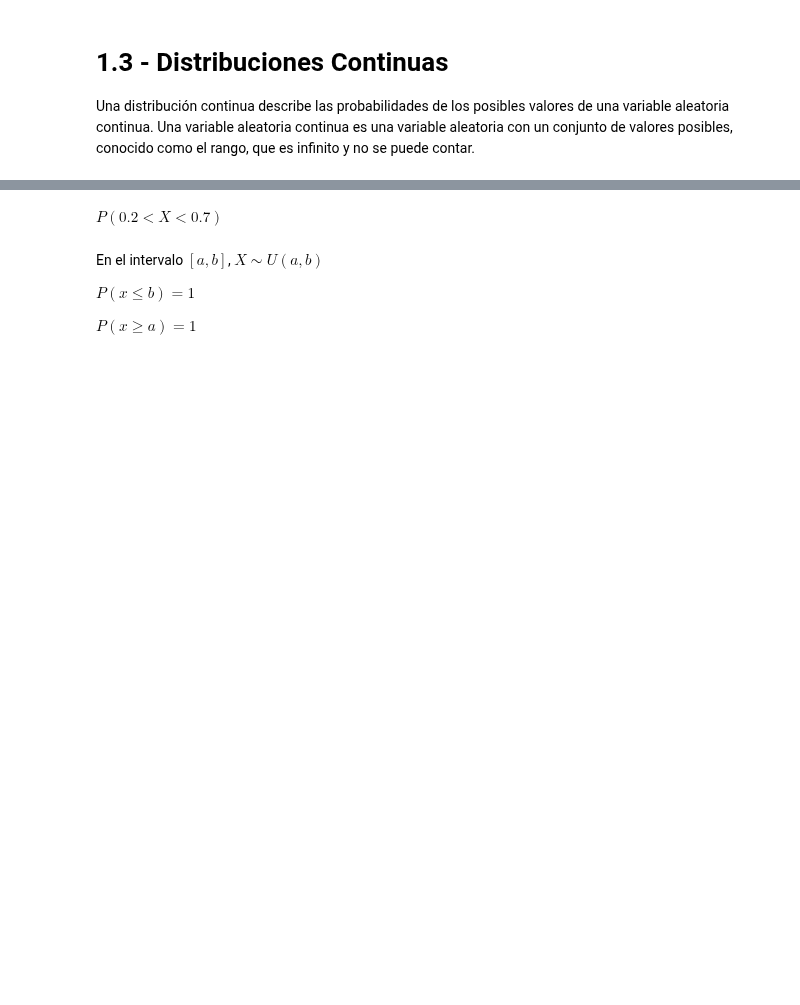
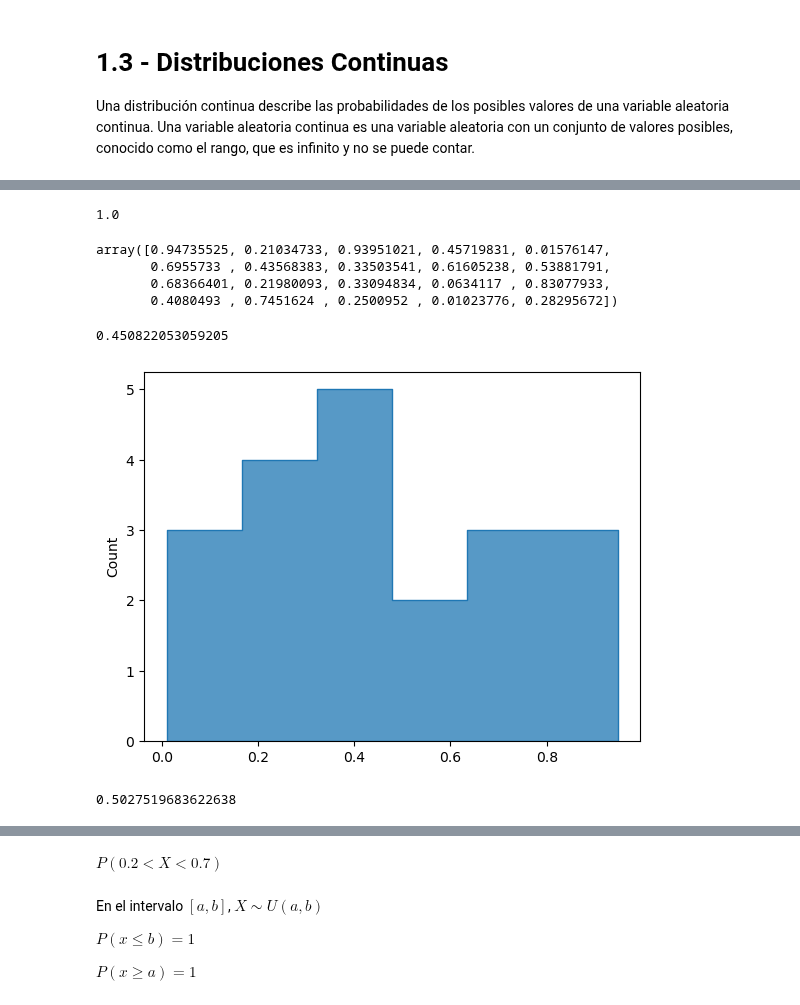
Before and after one commit to Ironhack-Data-Madrid-Enero-2023/apuntes_clase, a Jupyter notebook: semana_6/1.3 - Distribuciones Continuas.ipynb, the cells around one changed output, grey strips where cells are left out. Drawn from its saved outputs; the diff is of its cells as text; code cells hidden in the pictures; blank space fills up the shorter version.

```diff
--- a/semana_6/1.3 - Distribuciones Continuas.ipynb
+++ b/semana_6/1.3 - Distribuciones Continuas.ipynb
@@ -41,0 +44,32 @@ $$\forall c, d \in [0, 1]: P(c < x <= d) = d-c$$
+# %%
+# por defecto U(0,1)
+
+uniform.pdf(0.3)
+# %% [output]
+1.0
+# %%
+muestra=uniform.rvs(size=20)
+
+muestra
+# %% [output]
+array([0.94735525, 0.21034733, 0.93951021, 0.45719831, 0.01576147,
+       0.6955733 , 0.43568383, 0.33503541, 0.61605238, 0.53881791,
+       0.68366401, 0.21980093, 0.33094834, 0.0634117 , 0.83077933,
+       0.4080493 , 0.7451624 , 0.2500952 , 0.01023776, 0.28295672])
+# %%
+muestra.mean()
+# %% [output]
+0.450822053059205
+# %%
+import pylab as plt
+import seaborn as sns
+
+sns.histplot(muestra, element='step');
+# %% [output]
+[figure, added]
+# %%
+muestra=uniform.rvs(size=20000)
+
+muestra.mean()
+# %% [output]
+0.5027519683622638
```
Also changed, not shown: parts of 31 cells of this notebook.
